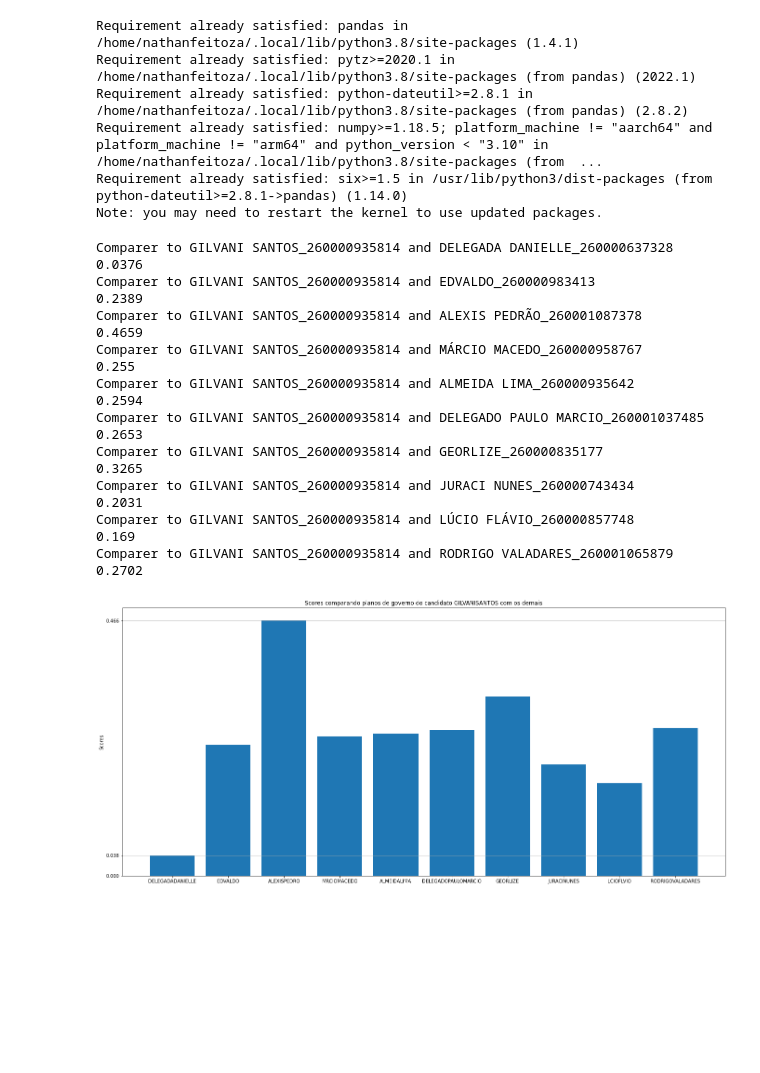
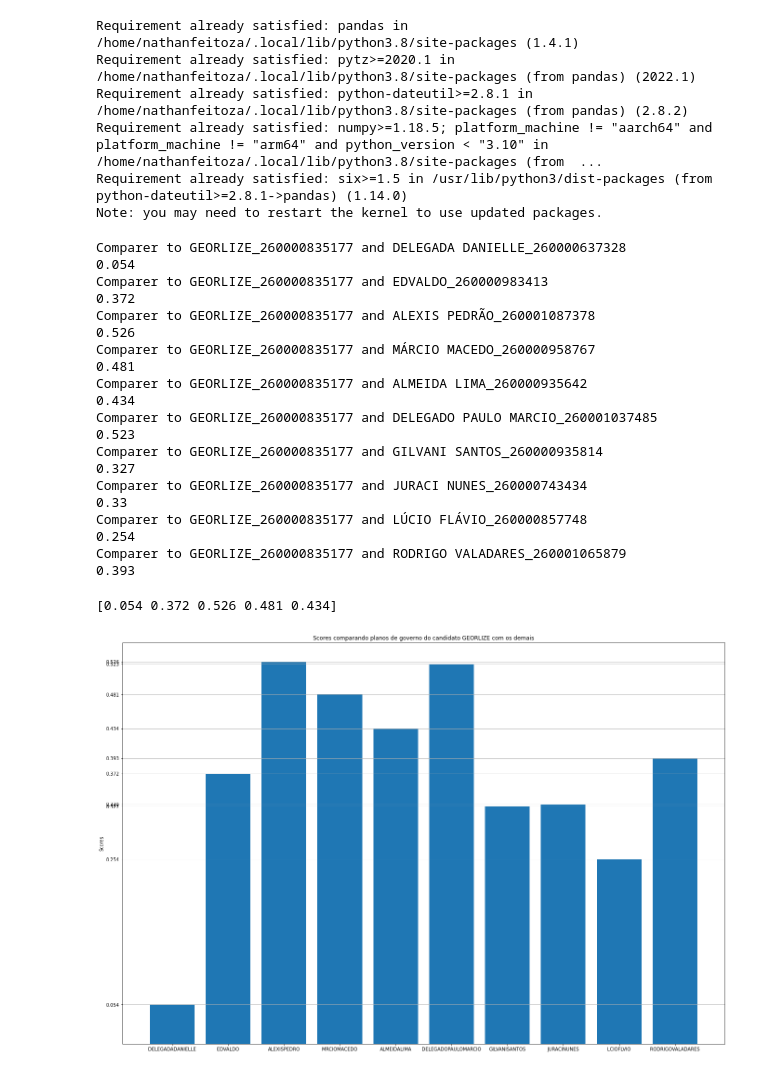
Before and after one commit to adolfoguimaraes/analise-planos-de-governos, a Jupyter notebook: analyse-candidates.ipynb, the cells around one changed output. Saved outputs shown, nothing was run; the diff lists cells and outputs as text; code cells hidden in the pictures; blank space fills up the shorter version.

Commit message:
analyse candidates

```diff
--- a/analyse-candidates.ipynb
+++ b/analyse-candidates.ipynb
@@ -50,7 +50,7 @@ def calculate_cossine_simillarity(files_analyses):
 
   cs_score = cosine_similarity(tfidf_text1, tfidf_text2)
 
-  return np.round(cs_score[0][0],4)
+  return np.round(cs_score[0][0],3)
 # %%
 
 import re
@@ -68,7 +68,7 @@ documents_to_analyses = [
   "LÚCIO FLÁVIO_260000857748",
   "RODRIGO VALADARES_260001065879",
 ]
-file_analyse = documents_to_analyses[7]
+file_analyse = documents_to_analyses[6]
 analyses = [[], []]
 
 for file_to_analyse in documents_to_analyses:
@@ -79,42 +79,45 @@ for file_to_analyse in documents_to_analyses:
     print("Comparer to %s and %s" % (file_analyse, file_to_analyse))
     print(score_analyse)
 # %% [output]
-Comparer to GILVANI SANTOS_260000935814 and DELEGADA DANIELLE_260000637328
-0.0376
-Comparer to GILVANI SANTOS_260000935814 and EDVALDO_260000983413
-0.2389
-Comparer to GILVANI SANTOS_260000935814 and ALEXIS PEDRÃO_260001087378
-0.4659
-Comparer to GILVANI SANTOS_260000935814 and MÁRCIO MACEDO_260000958767
-0.255
-Comparer to GILVANI SANTOS_260000935814 and ALMEIDA LIMA_260000935642
-0.2594
-Comparer to GILVANI SANTOS_260000935814 and DELEGADO PAULO MARCIO_260001037485
-0.2653
-Comparer to GILVANI SANTOS_260000935814 and GEORLIZE_260000835177
-0.3265
-Comparer to GILVANI SANTOS_260000935814 and JURACI NUNES_260000743434
-0.2031
-Comparer to GILVANI SANTOS_260000935814 and LÚCIO FLÁVIO_260000857748
-0.169
-Comparer to GILVANI SANTOS_260000935814 and RODRIGO VALADARES_260001065879
-0.2702
+Comparer to GEORLIZE_260000835177 and DELEGADA DANIELLE_260000637328
+0.054
+Comparer to GEORLIZE_260000835177 and EDVALDO_260000983413
+0.372
+Comparer to GEORLIZE_260000835177 and ALEXIS PEDRÃO_260001087378
+0.526
+Comparer to GEORLIZE_260000835177 and MÁRCIO MACEDO_260000958767
+0.481
+Comparer to GEORLIZE_260000835177 and ALMEIDA LIMA_260000935642
+0.434
+Comparer to GEORLIZE_260000835177 and DELEGADO PAULO MARCIO_260001037485
+0.523
+Comparer to GEORLIZE_260000835177 and GILVANI SANTOS_260000935814
+0.327
+Comparer to GEORLIZE_260000835177 and JURACI NUNES_260000743434
+0.33
+Comparer to GEORLIZE_260000835177 and LÚCIO FLÁVIO_260000857748
+0.254
+Comparer to GEORLIZE_260000835177 and RODRIGO VALADARES_260001065879
+0.393
 # %%
 import matplotlib.pyplot as plt
 import numpy as np
 
 file_analyse_name = re.sub("[^a-zA-Z]+", "", file_analyse)
 fig = plt.figure()
-ax = fig.add_axes([0,0,3,2])
+ax = fig.add_axes([0,0,3,3])
 candidates_comparer = np.array(analyses[0])
 candidates_distance = np.array(analyses[1])
 ax.set_ylabel('Scores')
 #plt.ylim(0,1)
+print(candidates_distance[:5])
 yticks = candidates_distance;
-plt.yticks([0, candidates_distance.min(), candidates_distance.max(), 1])
+#plt.yticks([0, candidates_distance.min(), candidates_distance.max(), 1])
+plt.yticks(yticks)
 plt.grid(axis='y', linestyle='-')
 ax.set_title('Scores comparando planos de governo do candidato %s com os demais' % (file_analyse_name))
 ax.bar(candidates_comparer,candidates_distance)
 plt.show()
 # %% [output]
+[0.054 0.372 0.526 0.481 0.434]
-[figure, old version]
+[figure, new version]
```
